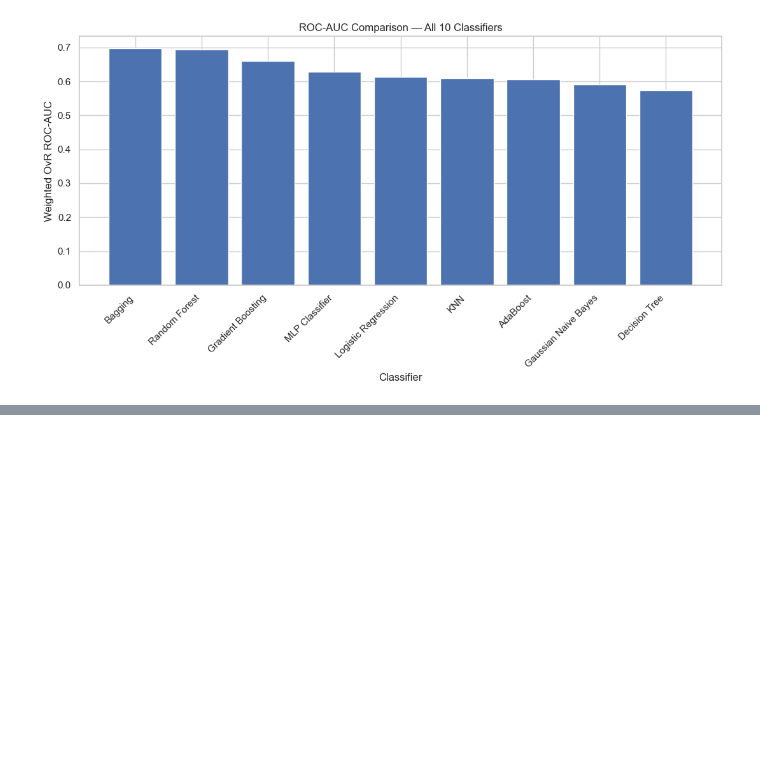
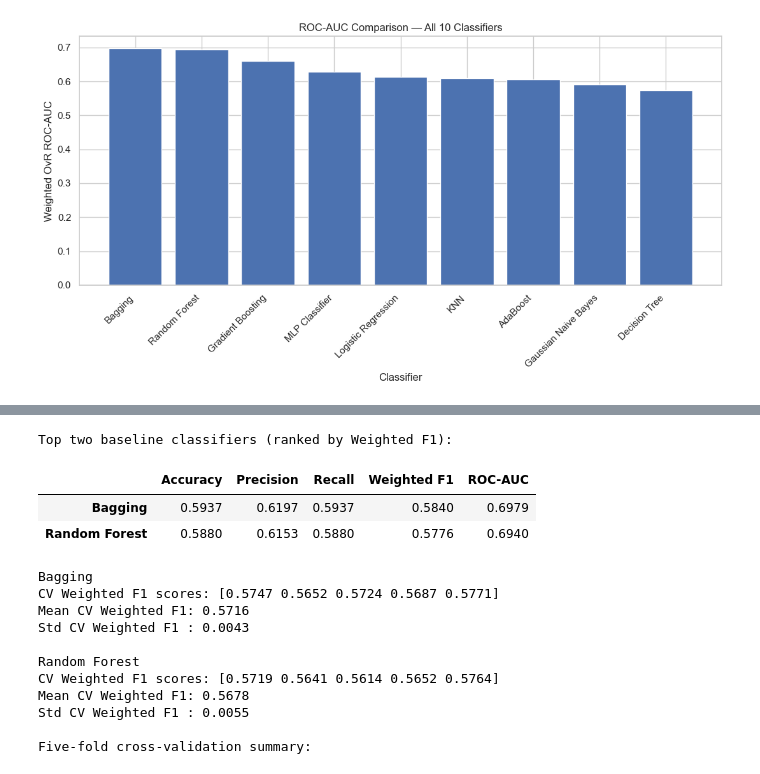
Before and after one commit to GaneshSarathi19/TrafficIntelligenceML, a Jupyter notebook: notebooks/classification.ipynb, the cells around one changed output, grey strips where cells are left out. Saved outputs shown, nothing was run; the diff lists cells and outputs as text; code cells hidden in the pictures; blank space fills up the shorter version.

```diff
--- a/notebooks/classification.ipynb
+++ b/notebooks/classification.ipynb
@@ -1344,0 +1555,80 @@ plt.show()
+# %%
+# five-fold cross-validation for top two baseline classifiers
+
+top_two_models = comparison_table.head(2)
+
+print("Top two baseline classifiers (ranked by Weighted F1):")
+display(top_two_models.round(4))
+
+model_input_map = {
+    "Logistic Regression": (X_train_scaled, y_train),
+    "KNN": (X_train_scaled, y_train),
+    "Gaussian Naive Bayes": (X_train_processed, y_train),
+    "Decision Tree": (X_train_processed, y_train),
+    "SVC": (X_train_scaled, y_train),
+    "Random Forest": (X_train_processed, y_train),
+    "AdaBoost": (X_train_processed, y_train),
+    "Gradient Boosting": (X_train_processed, y_train),
+    "Bagging": (X_train_processed, y_train),
+    "MLP Classifier": (X_train_scaled, y_train),
+}
+
+cv = StratifiedKFold(
+    n_splits=5,
+    shuffle=True,
+    random_state=RANDOM_STATE
+)
+
+cv_results = {}
+
+for model_name in top_two_models.index:
+    model = fitted_models[model_name]
+    X_cv, y_cv = model_input_map[model_name]
+
+    scores = cross_val_score(
+        model,
+        X_cv,
+        y_cv,
+        cv=cv,
+        scoring="f1_weighted",
+        n_jobs=-1
+    )
+
+    cv_results[model_name] = {
+        "CV Weighted F1 Scores": scores,
+        "Mean CV Weighted F1": scores.mean(),
+        "Std CV Weighted F1": scores.std()
+    }
+
+    print(f"\n{model_name}")
+    print("CV Weighted F1 scores:", np.round(scores, 4))
+    print("Mean CV Weighted F1:", round(scores.mean(), 4))
+    print("Std CV Weighted F1 :", round(scores.std(), 4))
+
+cv_results_table = pd.DataFrame([
+    {
+        "Model": name,
+        "Mean CV Weighted F1": values["Mean CV Weighted F1"],
+        "Std CV Weighted F1": values["Std CV Weighted F1"]
+    }
+    for name, values in cv_results.items()
+]).set_index("Model")
+
+print("\nFive-fold cross-validation summary:")
+display(cv_results_table.round(4))
+# %% [output]
+Top two baseline classifiers (ranked by Weighted F1):
+|  | Accuracy | Precision | Recall | Weighted F1 | ROC-AUC |
+| Bagging | 0.5937 | 0.6197 | 0.5937 | 0.5840 | 0.6979 |
+| Random Forest | 0.5880 | 0.6153 | 0.5880 | 0.5776 | 0.6940 |
+Bagging
+CV Weighted F1 scores: [0.5747 0.5652 0.5724 0.5687 0.5771]
+Mean CV Weighted F1: 0.5716
+Std CV Weighted F1 : 0.0043
+
+Random Forest
+CV Weighted F1 scores: [0.5719 0.5641 0.5614 0.5652 0.5764]
+Mean CV Weighted F1: 0.5678
+Std CV Weighted F1 : 0.0055
+
+Five-fold cross-validation summary:
```
Also changed, not shown: parts of 12 cells of this notebook.
